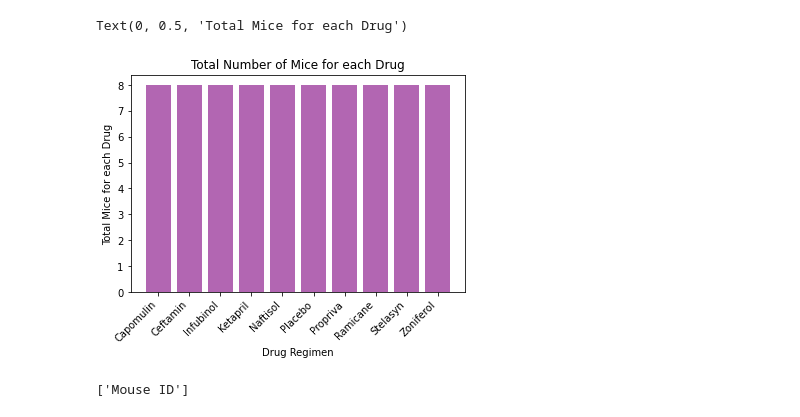
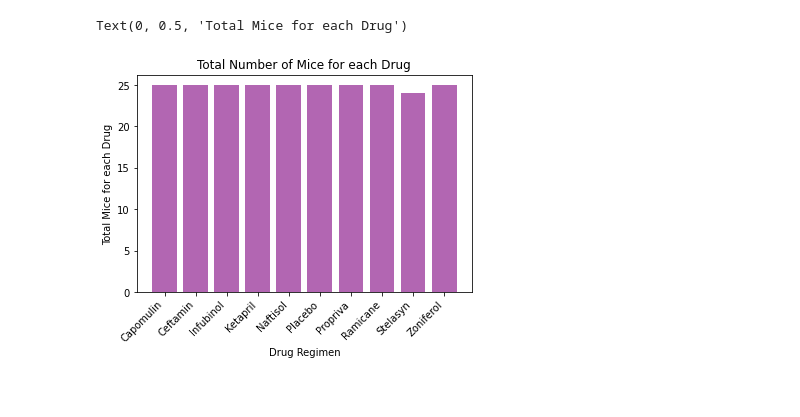
Before and after one commit to Geogith/Anti-Cancer-Skin-Treatment-Study, a Jupyter notebook: mice_study/Pymaceut.ipynb, the cells around one changed output. Cells and saved outputs as stored; diff of their text form; code cells hidden in the pictures.

Commit message:
Completed bar and pie plots

```diff
--- a/mice_study/Pymaceut.ipynb
+++ b/mice_study/Pymaceut.ipynb
@@ -16,5 +16,12 @@ import os
 # %%
 # 1. Check the data for any mouse ID with duplicate timepoints and remove any data associated with that mouse ID.
 
+# pd.set_option('display.max_rows', None)
 df = pd.read_csv(os.path.join("Resources", "Study_results.csv"))
-df.duplicated()
+# df.duplicated()
+study_resultsedit = df.drop_duplicates()
+
+# pd.set_option('display.max_rows', None)
+# df = pd.read_csv(os.path.join("Resources", "Mouse_metadata.csv"))
+# df.duplicated()
+# # study_resultsedit = df.drop_duplicates()
@@ -41,11 +35,13 @@ Length: 1893, dtype: bool
 # df = pd.read_csv(file_to_load_2)
 # combine the data into a single dataset using merge function
 
+
 mouse_metadata_one = pd.read_csv(os.path.join("Resources", "Mouse_metadata.csv"))
-study_results_two = pd.read_csv(os.path.join("Resources", "Study_results.csv"))
+# study_results_two = pd.read_csv(os.path.join("Resources", "Study_results.csv"))
 
-combine_mouse_study = pd.merge(mouse_metadata_one, study_results_two, on="Mouse ID")
-combine_mouse_study.head()
+combine_mouse_study = pd.merge(mouse_metadata_one, study_resultsedit, on="Mouse ID")
+# combine_mouse_study
+combine_mouse_study.head(15)
 # %% [output]
 |  | Mouse ID | Drug Regimen | Sex | Age_months | Weight (g) | Timepoint | Tumor Volume (mm3) | ... |
 | 0 | k403 | Ramicane | Male | 21 | 16 | 0 | 45.000000 | ... |
@@ -57,12 +63,17 @@ combine_mouse_study.head()
 # 2. Generate a summary statistics table consisting of the mean, median, variance, standard deviation, and SEM of the tumor volume for each drug regimen.
 # Use Pandas Groupby.agg() function on a groupby - Multiple aggregations of the same column using combine_mouse_study which is the merge dataset
 
-#df = combine_mouse_study
+# df = combine_mouse_study
 # df.aggregate(["mean", "median", "var", "std"]), these two df statements will be for each column alone.
 # combine_mouse_study.groupby("Drug Regimen", as_index=False).agg({"Age_months": [np.mean, np.median, np.var, np.std],})
 
-combine_mouse_study.groupby("Drug Regimen", as_index=False).agg({"Age_months": "median"})
-df.groupby("Drug Regimen").aggregate(["mean", "median", "var", "std"])
+# combine_mouse_study.groupby("Drug Regimen", as_index=False).agg({"Age_months": "median"})
+
+
+df = combine_mouse_study.copy()
+# df.style.set_caption("Tumor Volume Summary Statistics")
+print("                     Tumor Volume Summary Statistics")
+df.groupby("Drug Regimen")["Tumor Volume (mm3)"].aggregate(["mean", "median", "var", "std", "sem"])
 
 
 # df = combine_mouse_study
@@ -88,36 +99,30 @@ df.groupby("Drug Regimen").aggregate(["mean", "median", "var", "std"])
 # %%
 # 3. Create a bar plot using Matplotlib' pyplot that shows the number of total mice for each treatment regimen throughout the course of study.
 # Matplotlib.pyplot.bar:
+# x_axis = np.arange(len(total_mice))
+# df.total_mice = np.arange(len("Mouse ID"))
 
+# df.groupby("Mouse ID").nunique().count()
+# df = combine_mouse_study.copy()
 # treatment = ["Capomulin", "Ceftamin", "Infubinol", "Ketapril", "Naftisol", "Placebo", "Propriva", "Ramicane", "Stelasyn", "Zoniferol"]
 # total_mice = ["Mouse ID"]
-# x_axis = np.arange(len(total_mice))
+# x_axis = ["Capomulin", "Ceftamin", "Infubinol", "Ketapril", "Naftisol", "Placebo", "Propriva", "Ramicane", "Stelasyn", "Zoniferol"]
 
-df.total_mice = np.arange(len("Mouse ID"))
-x_axis = ["Capomulin", "Ceftamin", "Infubinol", "Ketapril", "Naftisol", "Placebo", "Propriva", "Ramicane", "Stelasyn", "Zoniferol"]
 
-plt.bar(x_axis, total_mice, color="purple", alpha=0.6)
+
+
+dfplot = df.groupby("Drug Regimen")["Mouse ID"].nunique()
+
+plt.bar(x_axis, dfplot, color="purple", alpha=0.6)
 plt.title("Total Number of Mice for each Drug")
 plt.xticks(x_axis, rotation=45, ha ="right")
 plt.xlim()
 plt.ylim()
 plt.xlabel("Drug Regimen")
 plt.ylabel("Total Mice for each Drug")
 # %% [output]
 Text(0, 0.5, 'Total Mice for each Drug')
-[figure, old version]
+[figure, new version]
-# %%
-# df.total_mice = len("Mouse ID")
-# print(df)
-
-
-mice = ["Mouse ID"]
-mice.sort()
-print(mice)
-
-# np.unique("Mouse ID", "Drug Regimen")
-# %% [output]
-['Mouse ID']
 # %%
 # 3B. Create a bar plot using both Panda's DataFrame.plot() that shows the number of total mice for each treatment regimen throughout the course of study
 
```
Also changed, not shown: parts of 8 cells of this notebook.
